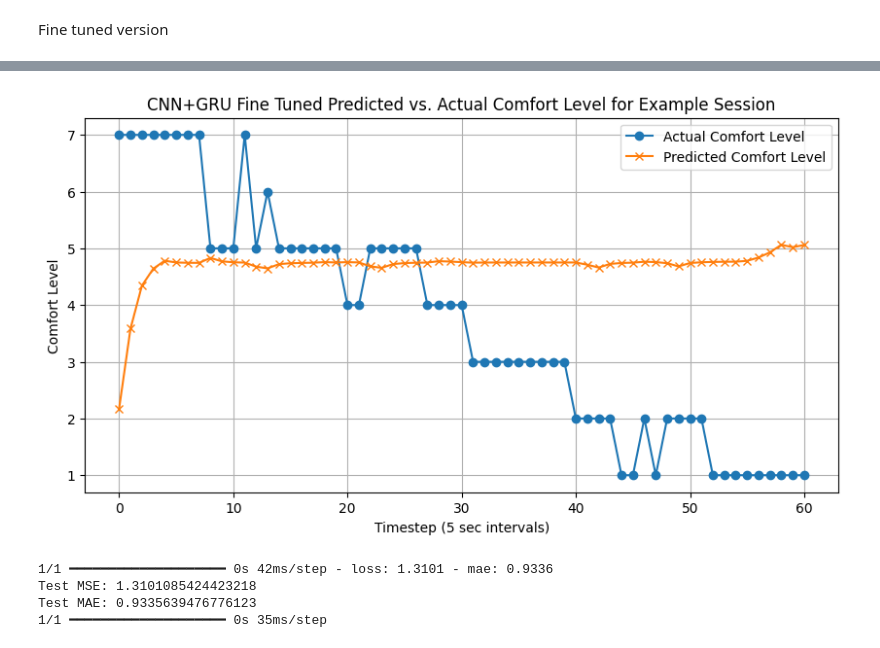
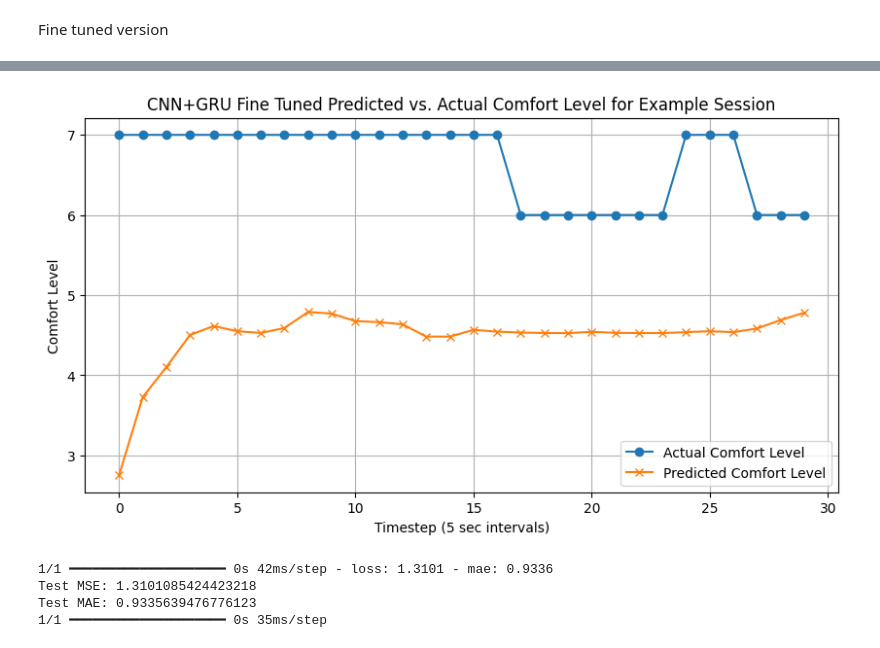
Before and after one commit to GokayToga/VRCM.Net, a Jupyter notebook: VRCMNet.ipynb, the cells around one changed output, grey strips where cells are left out. Drawn from its saved outputs; the diff is of its cells as text; code cells hidden in the pictures.

```diff
--- a/VRCMNet.ipynb
+++ b/VRCMNet.ipynb
@@ -1186,7 +1501,7 @@ y_pred = model_gru.predict(X_test)
 import matplotlib.pyplot as plt
 
 # Choose an example session (e.g., first one)
-example_idx = 1
+example_idx = 0
 # Determine the actual length of the session from weights: non-zero entries indicate real timesteps.
 real_length = np.sum(weights_test[example_idx].squeeze() > 0)
 
@@ -1211,4 +1526,4 @@ Test MAE: 0.9495060443878174
-[figure, old version]
+[figure, new version]
 # %%
 loss, mae = model_gru.evaluate(X_test, y_test, sample_weight=weights_test.squeeze(-1))
 print("Test MSE:", loss)
```
Also changed, not shown: parts of 35 cells of this notebook.
